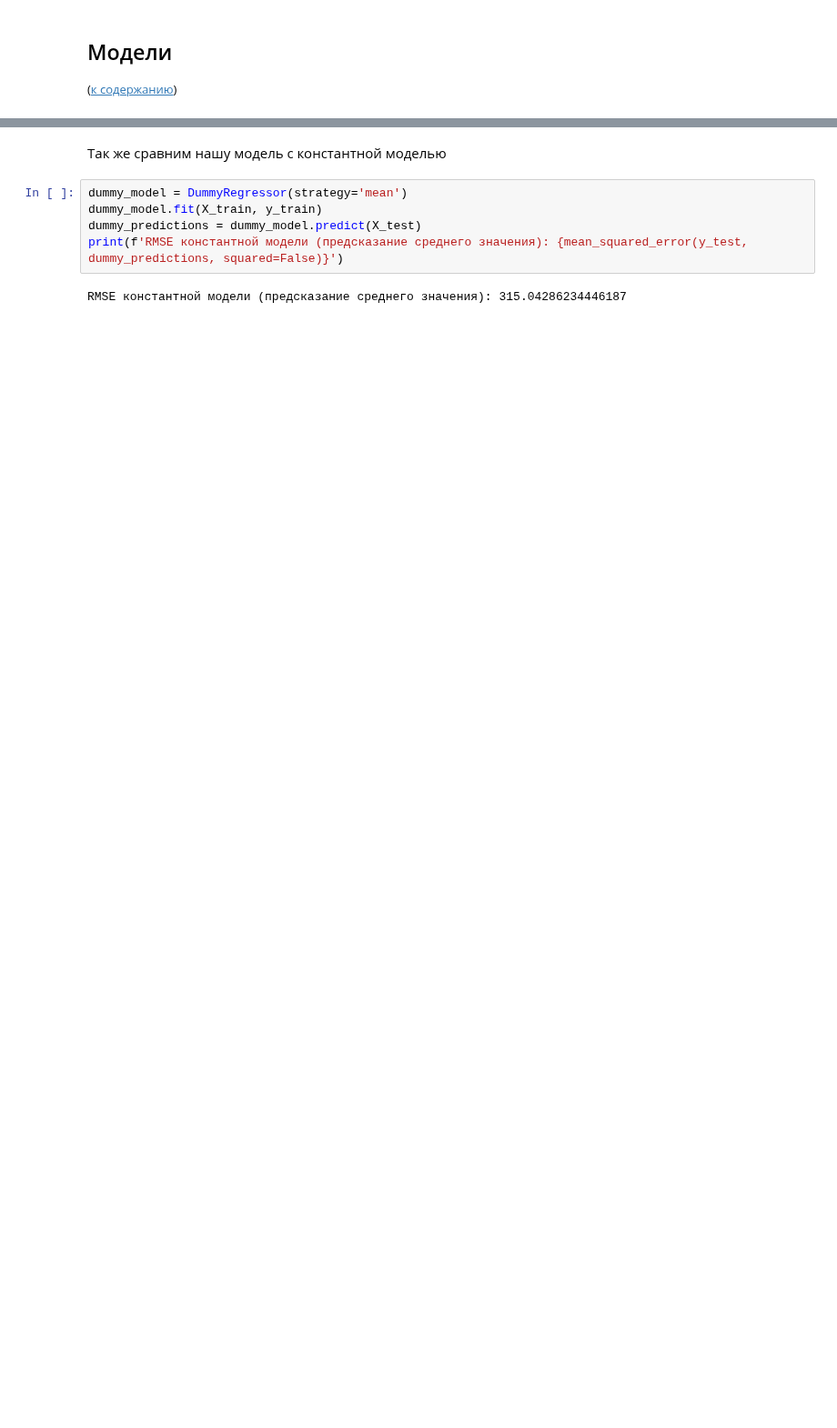
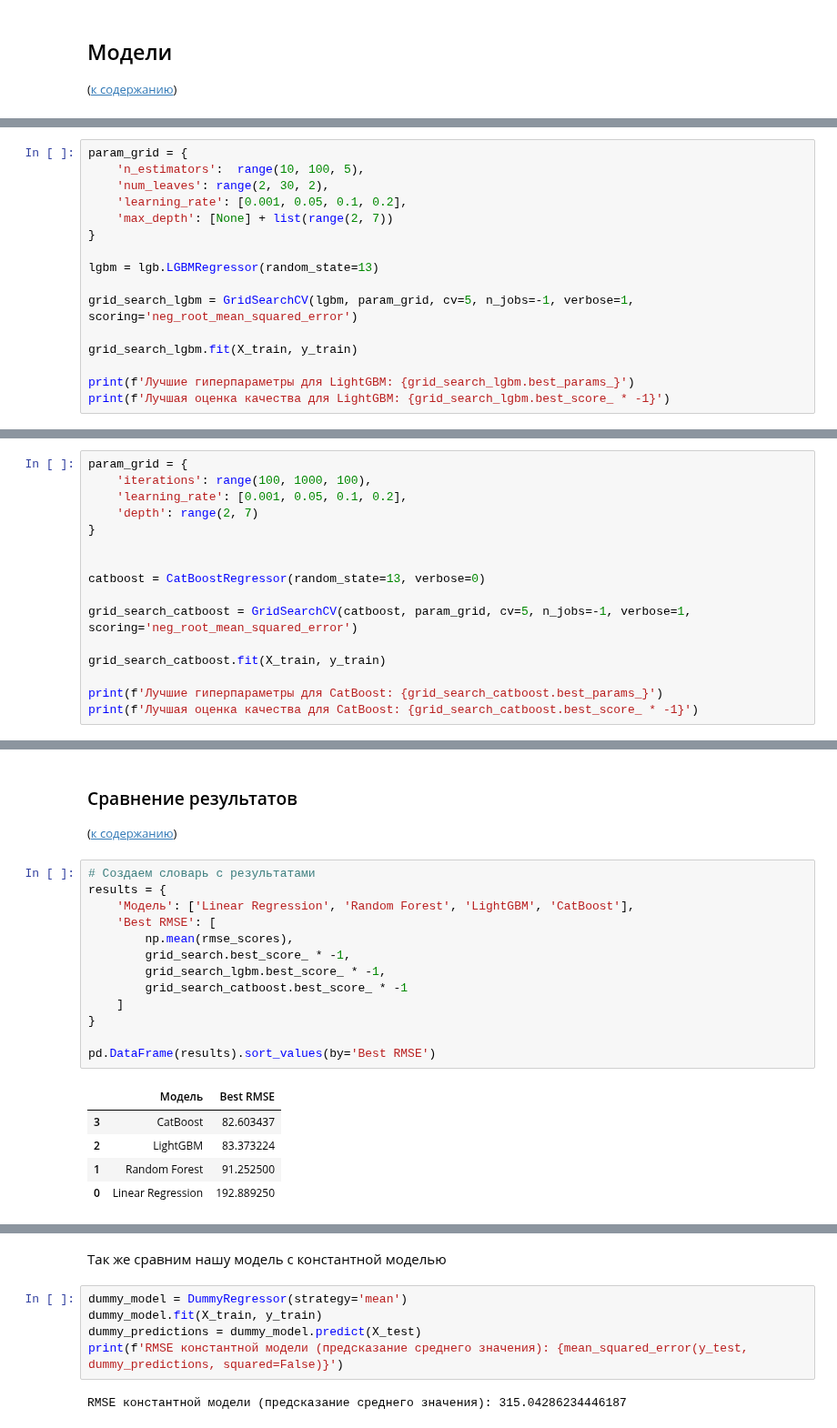
Before and after one commit to PaulSpirin/Solar_Energy, a Jupyter notebook: Solar_radiation.ipynb, the cells around one changed output, grey strips where cells are left out. Shown at 91% size. Drawn from its saved outputs; the diff is of its cells as text; blank space fills up the shorter version.

```diff
--- a/Solar_radiation.ipynb
+++ b/Solar_radiation.ipynb
@@ -357,0 +278,16 @@ Fitting 5 folds for each of 100 candidates, totalling 500 fits
+# %%
+param_grid = {
+    'n_estimators':  range(10, 100, 5),
+    'num_leaves': range(2, 30, 2),
+    'learning_rate': [0.001, 0.05, 0.1, 0.2],
+    'max_depth': [None] + list(range(2, 7))
+}
+
+lgbm = lgb.LGBMRegressor(random_state=13)
+
+grid_search_lgbm = GridSearchCV(lgbm, param_grid, cv=5, n_jobs=-1, verbose=1, scoring='neg_root_mean_squared_error')
+
+grid_search_lgbm.fit(X_train, y_train)
+
+print(f'Лучшие гиперпараметры для LightGBM: {grid_search_lgbm.best_params_}')
+print(f'Лучшая оценка качества для LightGBM: {grid_search_lgbm.best_score_ * -1}')
@@ -357,0 +306,16 @@ Fitting 5 folds for each of 100 candidates, totalling 500 fits
+# %%
+param_grid = {
+    'iterations': range(100, 1000, 100),
+    'learning_rate': [0.001, 0.05, 0.1, 0.2],
+    'depth': range(2, 7)
+}
+
+
+catboost = CatBoostRegressor(random_state=13, verbose=0)
+
+grid_search_catboost = GridSearchCV(catboost, param_grid, cv=5, n_jobs=-1, verbose=1, scoring='neg_root_mean_squared_error')
+
+grid_search_catboost.fit(X_train, y_train)
+
+print(f'Лучшие гиперпараметры для CatBoost: {grid_search_catboost.best_params_}')
+print(f'Лучшая оценка качества для CatBoost: {grid_search_catboost.best_score_ * -1}')
@@ -357,0 +326,23 @@ Fitting 5 folds for each of 100 candidates, totalling 500 fits
+# %% [markdown]
+<a name="5.5"></a>
+### Сравнение результатов
+<font size="2">([к содержанию](#0.0))</font>
+# %%
+# Создаем словарь с результатами
+results = {
+    'Модель': ['Linear Regression', 'Random Forest', 'LightGBM', 'CatBoost'],
+    'Best RMSE': [
+        np.mean(rmse_scores),
+        grid_search.best_score_ * -1,
+        grid_search_lgbm.best_score_ * -1,
+        grid_search_catboost.best_score_ * -1
+    ]
+}
+
+pd.DataFrame(results).sort_values(by='Best RMSE')
+# %% [output]
+|  | Модель | Best RMSE |
+| 3 | CatBoost | 82.603437 |
+| 2 | LightGBM | 83.373224 |
+| 1 | Random Forest | 91.252500 |
+| 0 | Linear Regression | 192.889250 |
```
Also changed, not shown: parts of 40 cells of this notebook.
